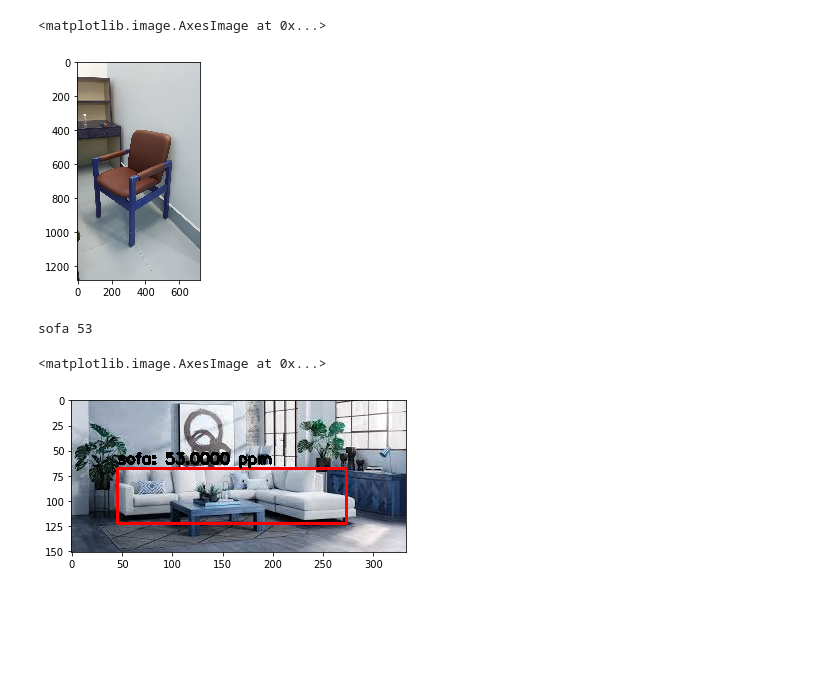
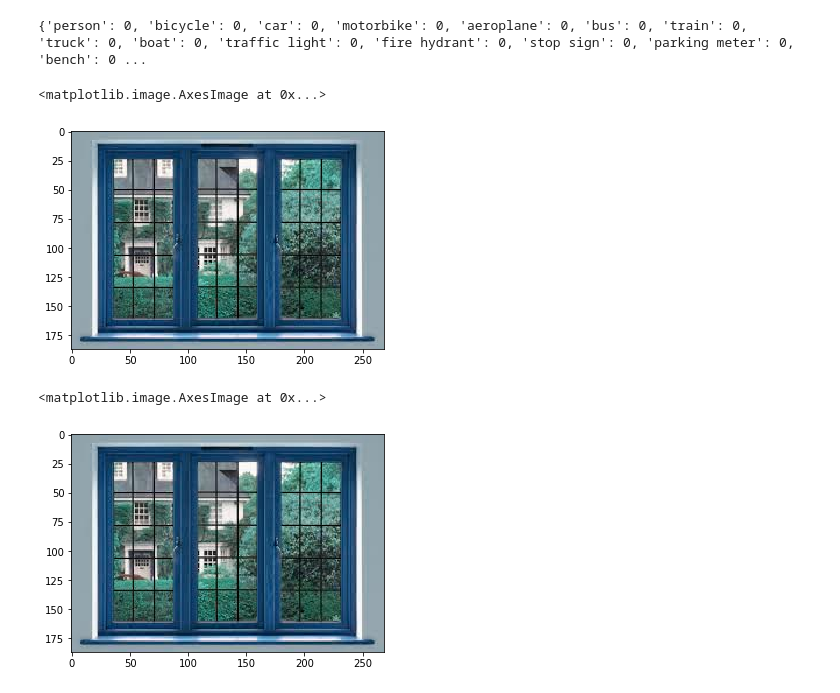
Before and after one commit to harshitadd/AirHero, a Jupyter notebook: SI_ObjectDetection.ipynb, the cells around one changed output. Saved outputs shown, nothing was run; the diff lists cells and outputs as text; code cells hidden in the pictures; blank space fills up the shorter version.

Commit message:
Panorama Image

```diff
--- a/SI_ObjectDetection.ipynb
+++ b/SI_ObjectDetection.ipynb
@@ -37,15 +37,18 @@ with open ('/home/harshita/ann_labels.bin','wb') as file:
 # %%
 with open('/home/harshita/ann_labels.bin','rb') as file:
     data = pickle.load(file)
+    print(data)
+# %% [output]
+{'person': 0, 'bicycle': 0, 'car': 0, 'motorbike': 0, 'aeroplane': 0, 'bus': 0, 'train': 0, 'truck': 0, 'boat': 0, 'traffic light': 0, 'fire hydrant': 0, 'stop sign': 0, 'parking meter': 0, 'bench': 0 ...
 # %%
-path = '/home/harshita/furni.jpeg'
+path = '/home/harshita/Downloads/w1.jpeg'
 image = cv2.imread(path)
 plt.imshow(image)
 # %% [output]
 <matplotlib.image.AxesImage at 0x...>
-[figure, old version]
+[figure, new version]
 # %%
-path = '/home/harshita/f2.jpeg'
+path = '/home/harshita/Downloads/w1.jpeg'
 image = cv2.imread(path)
 
 blob = cv2.dnn.blobFromImage(image, 1/255.0, (416, 416), swapRB = True, crop = False)
@@ -60,7 +63,8 @@ for output in layerOutputs:
             scores = detection[5:]
             classID = np.argmax(scores)
             confidence = scores[classID]
-            if confidence > 0.6 and (labels[classID]== 'bottle' or labels[classID]== 'chair' or labels[classID]== 'sofa' or labels[classID]== 'diningtable' or labels[classID]== 'bed'):
+            #and (labels[classID]== 'bottle' or labels[classID]== 'chair' or labels[classID]== 'sofa' or labels[classID]== 'diningtable' or labels[classID]== 'bed'
+            if confidence > 0.6 :
                 #num += 1
                 box = detection[0:4]*np.array([w,h,w,h])
                 (cX, cY, width, height) = box.astype("int")
@@ -80,7 +84,7 @@ if len(idxs) > 0:
                 key = labels[classIDs[i]]
                 l = random.randint(VOC[key][0],VOC[key][1])
                 text = "{}: {:.4f} ppm".format(labels[classIDs[i]],l)
-                cv2.putText(image, text, (x, y - 5), cv2.FONT_HERSHEY_SIMPLEX, 0.5, (0,0,0), 2)
+                cv2.putText(image, text, (x, y - 5), cv2.FONT_HERSHEY_SIMPLEX, 1.5, (0,0,0), 5)
                 print(labels[classIDs[i]],l)
 
 
@@ -88,9 +92,8 @@ if len(idxs) > 0:
 
 plt.imshow(image)
 # %% [output]
-sofa 53
+<matplotlib.image.AxesImage at 0x...>
-<matplotlib.image.AxesImage at 0x...>
-[figure, old version]
+[figure, new version]
 # %%
 confidences
 # %% [output]
```
Also changed, not shown: parts of 5 cells of this notebook, 1 other file.
